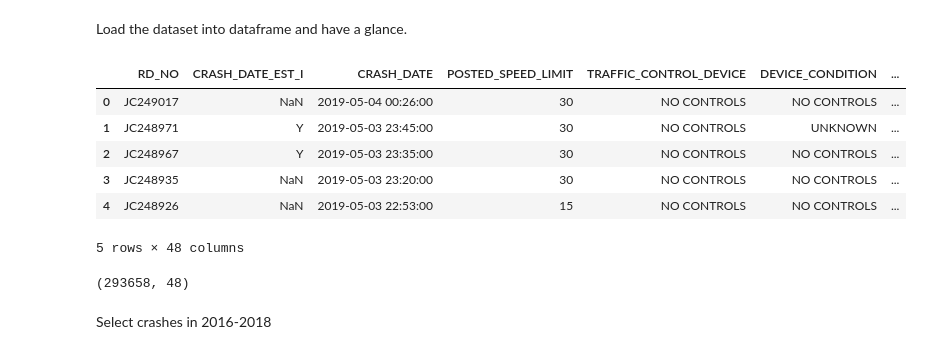
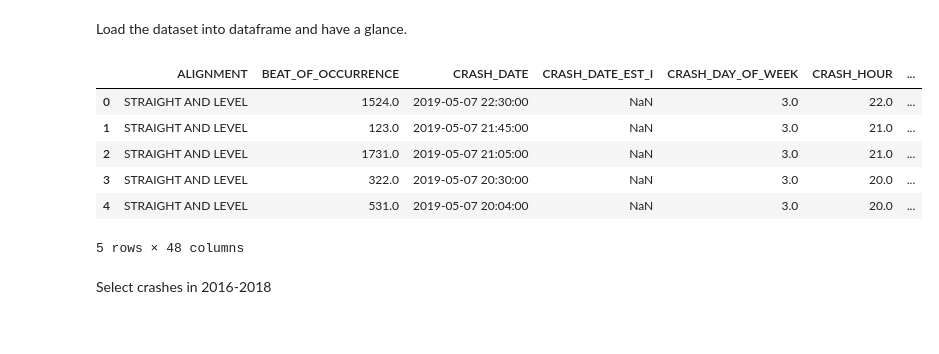
Before and after one commit to WizardYoung/Prediction-of-Traffic-Crash-Risk, a Jupyter notebook: Chicago_Traffic_Crashes.ipynb, the cells around one changed output. Drawn from its saved outputs; the diff is of its cells as text; code cells hidden in the pictures.

```diff
--- a/Chicago_Traffic_Crashes.ipynb
+++ b/Chicago_Traffic_Crashes.ipynb
@@ -34,3 +34,12 @@ import matplotlib.pyplot as plt
 import folium
 from folium import plugins
 import seaborn as sns
+# %%
+from sodapy import Socrata
+
+end_point = 'data.cityofchicago.org'
+app_token = 'IaMIsAtmEfVIRb6i2lfqYvVmz'
+
+client = Socrata(end_point, app_token)
+results = client.get("85ca-t3if", limit=300000)
+results_df = pd.DataFrame(results)
@@ -37,17 +58,2 @@ import seaborn as sns
 # %% [markdown]
 Load the dataset into dataframe and have a glance.
-# %%
-crash_raw = pd.read_csv("data/Traffic_Crashes_-_Crashes.csv", parse_dates=['CRASH_DATE','DATE_POLICE_NOTIFIED'])
-crash_raw.head()
-# %% [output]
-|  | RD_NO | CRASH_DATE_EST_I | CRASH_DATE | POSTED_SPEED_LIMIT | TRAFFIC_CONTROL_DEVICE | DEVICE_CONDITION | ... |
-| 0 | JC249017 | NaN | 2019-05-04 00:26:00 | 30 | NO CONTROLS | NO CONTROLS | ... |
-| 1 | JC248971 | Y | 2019-05-03 23:45:00 | 30 | NO CONTROLS | UNKNOWN | ... |
-| 2 | JC248967 | Y | 2019-05-03 23:35:00 | 30 | NO CONTROLS | NO CONTROLS | ... |
-| 3 | JC248935 | NaN | 2019-05-03 23:20:00 | 30 | NO CONTROLS | NO CONTROLS | ... |
-| 4 | JC248926 | NaN | 2019-05-03 22:53:00 | 15 | NO CONTROLS | NO CONTROLS | ... |
-5 rows × 48 columns
-# %%
-crash_raw.shape
-# %% [output]
-(293658, 48)
@@ -54,3 +64,13 @@ crash_raw.shape
+# %%
+results_df.head()
+# %% [output]
+|  | ALIGNMENT | BEAT_OF_OCCURRENCE | CRASH_DATE | CRASH_DATE_EST_I | CRASH_DAY_OF_WEEK | CRASH_HOUR | ... |
+| 0 | STRAIGHT AND LEVEL | 1524.0 | 2019-05-07 22:30:00 | NaN | 3.0 | 22.0 | ... |
+| 1 | STRAIGHT AND LEVEL | 123.0 | 2019-05-07 21:45:00 | NaN | 3.0 | 21.0 | ... |
+| 2 | STRAIGHT AND LEVEL | 1731.0 | 2019-05-07 21:05:00 | NaN | 3.0 | 21.0 | ... |
+| 3 | STRAIGHT AND LEVEL | 322.0 | 2019-05-07 20:30:00 | NaN | 3.0 | 20.0 | ... |
+| 4 | STRAIGHT AND LEVEL | 531.0 | 2019-05-07 20:04:00 | NaN | 3.0 | 20.0 | ... |
+5 rows × 48 columns
 # %% [markdown]
 Select crashes in 2016-2018
 # %%
```
Also changed, not shown: parts of 13 cells of this notebook.
